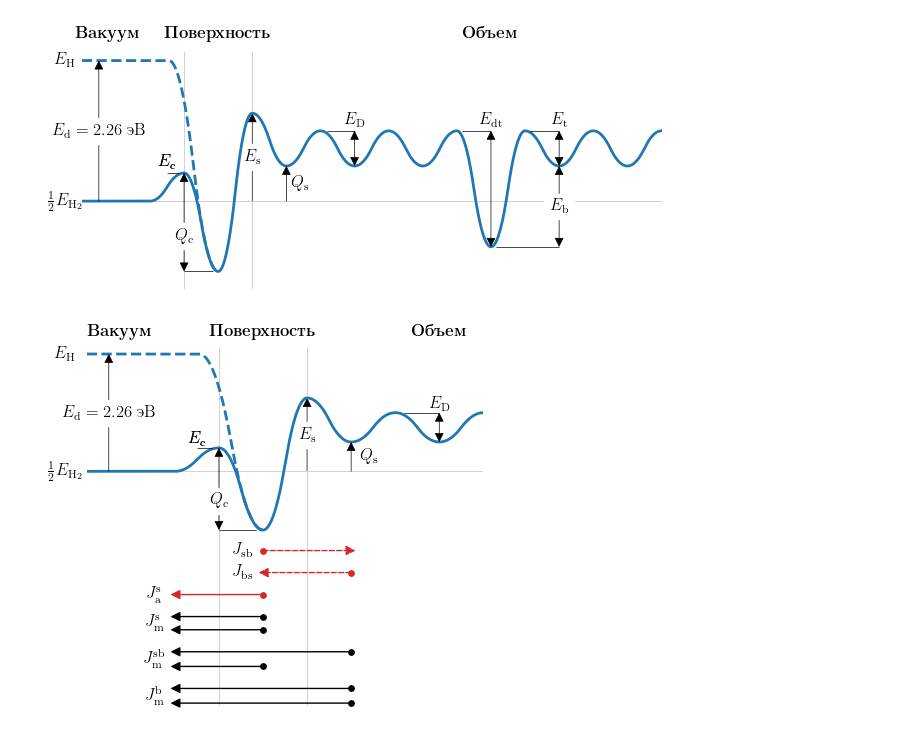
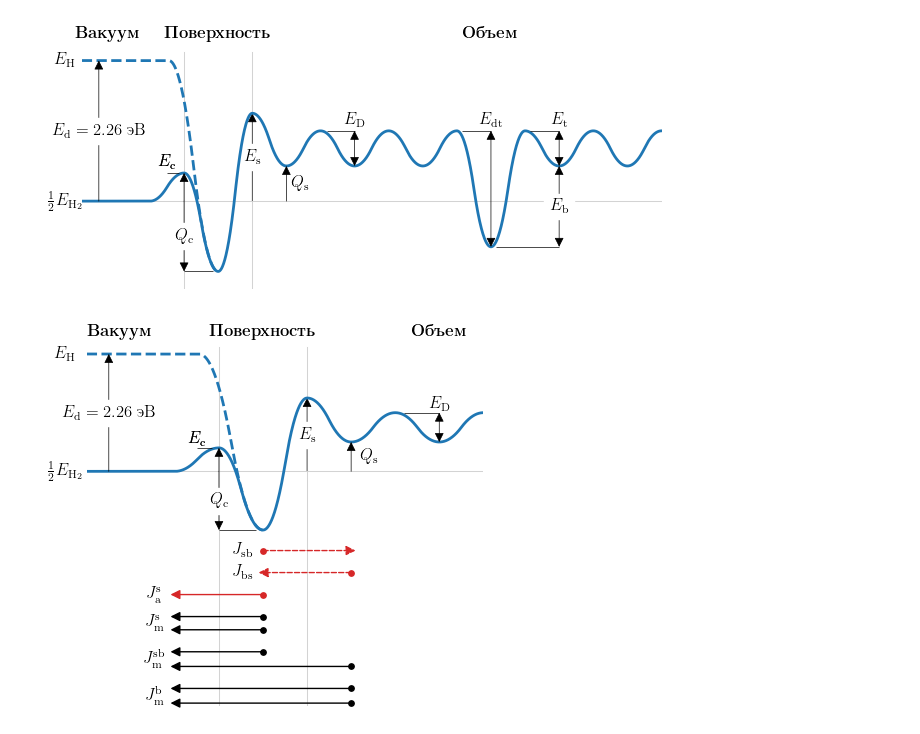
Before and after one commit to KulaginVladimir/PhD, a Jupyter notebook: Scripts/Chapter_1/Figures.ipynb, the cells around one changed output. Cells and saved outputs as stored; diff of their text form; code cells hidden in the pictures.

```diff
--- a/Scripts/Chapter_1/Figures.ipynb
+++ b/Scripts/Chapter_1/Figures.ipynb
@@ -11,7 +11,9 @@ mpl_params = {
             r"\sisetup{detect-all}",
             r"\usepackage{amsmath}",
             r'\usepackage[utf8]{inputenc}',
-            r'\usepackage[russian]{babel}'
+            r'\usepackage[russian]{babel}',
+            r"\usepackage{upgreek}",
+
         ]
     ),
     "axes.spines.right": False,
@@ -766,32 +768,32 @@ with plt.style.context(matplotx.styles.dufte):
         color="black",
         fontsize=12,
         backgroundcolor="white",
     )
 
     plt.text(x=0.75, y=4.25, s=r"\textbf{Вакуум}", fontdict=font, **text_kwargs)
 
     plt.text(x=4, y=4.25, s=r"\textbf{Поверхность}", fontdict=font, **text_kwargs)
 
     plt.text(x=8, y=4.25, s=r"\textbf{Объем}", fontdict=font, **text_kwargs)
 
     plt.text(x=-0.5, y=-0.5, s=r"$\frac{1}{2}E_{\mathrm{H}_2}$", fontdict=font, **text_kwargs)
 
     plt.text(x=-0.5, y=3.5, s=r"$E_{\mathrm{H}}$", fontdict=font, **text_kwargs)
 
 
     add_transition(4, 2, -4.7, r"$J_\mathrm{a}^\mathrm{s}$", "left", color="tab:red")
     add_transition(6, 4, -3.95, r"$J_\mathrm{bs}$", "left", ls="dashed", color="tab:red")
     add_transition(4, 6, -3.2, r"$J_\mathrm{sb}$", "right", ls="dashed", color="tab:red")
 
     add_molecuar(4, 2, 4, 2, -5.45, -5.9, r"$J_\mathrm{m}^\mathrm{s}$", "left", ls="solid")
-    add_molecuar(6, 2, 4, 2, -6.65, -7.15, r"$J_\mathrm{m}^\mathrm{sb}$", "left", ls="solid")
+    add_molecuar(4, 2, 6, 2, -6.65, -7.15, r"$J_\mathrm{m}^\mathrm{sb}$", "left", ls="solid")
     add_molecuar(6, 2, 6, 2, -7.9, -8.4, r"$J_\mathrm{m}^\mathrm{b}$", "left", ls="solid")
 
     plt.ylim(-8.5, 3.9)
     plt.xticks([])
     plt.yticks([])
 
     plt.savefig("../../Thesis/images/potential_diagram_surface.pdf", bbox_inches="tight", pad_inches=0.02)
     plt.show()
 # %% [output]
-[figure, old version]
+[figure, new version]
```
Also changed, not shown: 39 other files.
